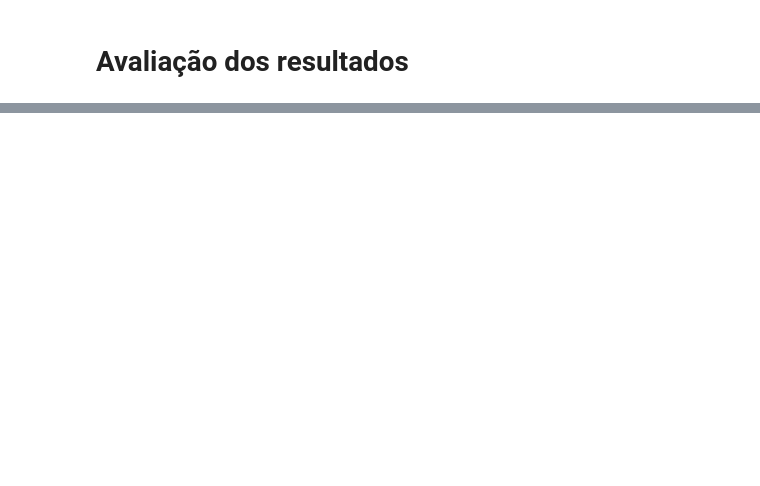
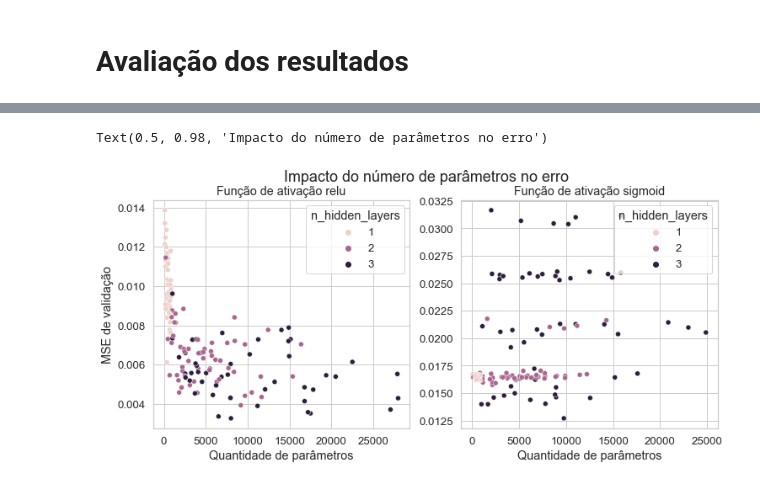
Before and after one commit to bruno-accioli/pressure-prediction-regression, a Jupyter notebook: train.ipynb, the cells around one changed output, grey strips where cells are left out. Cells and saved outputs as stored; diff of their text form; code cells hidden in the pictures; blank space fills up the shorter version.

```diff
--- a/train.ipynb
+++ b/train.ipynb
@@ -487,0 +544,34 @@ MSE (Mean Squared Error) de teste: 2.5568
+# %%
+mask_1layer = (stage1_results['n_hidden_layers'] == 1)
+mask_2layer = (stage1_results['n_hidden_layers'] == 2)
+mask_3layer = (stage1_results['n_hidden_layers'] == 3)
+
+stage1_results['numero_parametros'] = -1
+stage1_results.loc[mask_1layer, 'numero_parametros'] = (5+1) * stage1_results.loc[mask_1layer, 'neurons_l1'] + \
+                            (stage1_results.loc[mask_1layer, 'neurons_l1']+1)
+stage1_results.loc[mask_2layer, 'numero_parametros'] = (5+1) * stage1_results.loc[mask_2layer, 'neurons_l1'] + \
+                            (stage1_results.loc[mask_2layer, 'neurons_l1']+1) * stage1_results.loc[mask_2layer, 'neurons_l2'] + \
+                            (stage1_results.loc[mask_2layer, 'neurons_l2']+1)
+stage1_results.loc[mask_3layer, 'numero_parametros'] = (5+1) * stage1_results.loc[mask_3layer, 'neurons_l1'] + \
+                            (stage1_results.loc[mask_3layer, 'neurons_l1']+1) * stage1_results.loc[mask_3layer, 'neurons_l2'] + \
+                            (stage1_results.loc[mask_3layer, 'neurons_l2']+1) * stage1_results.loc[mask_3layer, 'neurons_l3'] + \
+                            (stage1_results.loc[mask_3layer, 'neurons_l3']+1)
+
+fig, ax = plt.subplots(nrows=1, ncols=2, figsize=(12, 5))
+
+ax[0] = sns.scatterplot(data=stage1_results[stage1_results['activation_function'] == 'relu'],
+                        x='numero_parametros', y='val_mse', hue='n_hidden_layers', ax=ax[0])
+ax[0].set_ylabel('MSE de validação')
+ax[0].set_xlabel('Quantidade de parâmetros')
+ax[0].set_title('Função de ativação relu')
+
+ax[1] = sns.scatterplot(data=stage1_results[stage1_results['activation_function'] == 'sigmoid'],
+                        x='numero_parametros', y='val_mse', hue='n_hidden_layers', ax=ax[1])
+ax[1].set_ylabel('')
+ax[1].set_xlabel('Quantidade de parâmetros')
+ax[1].set_title('Função de ativação sigmoid')
+
+fig.suptitle('Impacto do número de parâmetros no erro', fontsize=18)
+# %% [output]
+Text(0.5, 0.98, 'Impacto do número de parâmetros no erro')
+[figure, added]
```
Also changed, not shown: parts of 14 cells of this notebook.
